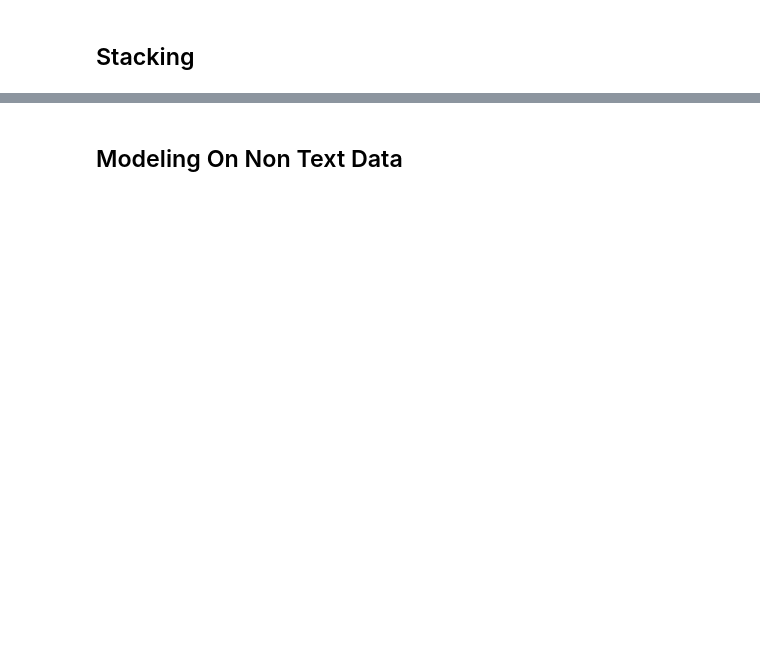
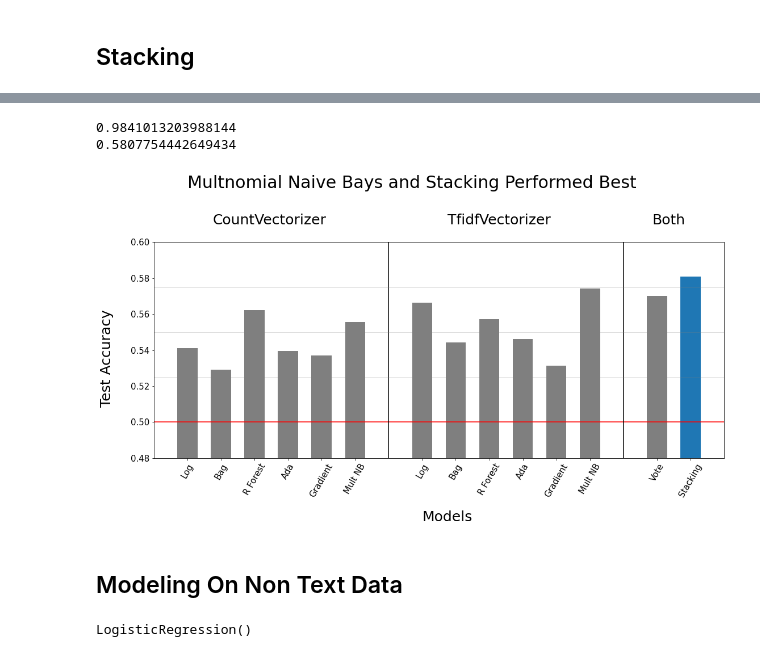
Before and after one commit to jguo052/NLP-Subreddit-Classification, a Jupyter notebook: 03_modeling.ipynb, the cells around one changed output, grey strips where cells are left out. Drawn from its saved outputs; the diff is of its cells as text; code cells hidden in the pictures; blank space fills up the shorter version.

```diff
--- a/03_modeling.ipynb
+++ b/03_modeling.ipynb
@@ -504,11 +506,11 @@ pipe_names = ['logc', 'bagc', 'rfc', 'adac', 'gbc', 'nbc',
              'logt', 'bagt', 'rft', 'adat', 'gbt', 'nbt']
 
 # pipes for VotingClassifier
-pipes = [log_cvec_pipe, bag_cvec_pipe, rf_cvec_pipe, ada_cvec_pip, gb_cvec_pipe, nb_cvec_pipe,
-         log_tvec_pipe, bag_tvec_pipe, rf_tvec_pipe, ada_tvec_pip, gb_tvec_pipe, tb_cvec_pipe]
+pipes = [log_cvec_pipe, bag_cvec_pipe, rf_cvec_pipe, ada_cvec_pipe, gb_cvec_pipe, nb_cvec_pipe,
+         log_tvec_pipe, bag_tvec_pipe, rf_tvec_pipe, ada_tvec_pipe, gb_tvec_pipe, nb_tvec_pipe]
 
 # pregridsearched models with hyperparameters tuned
-tuned_models = [log__cvec_gs, bag_cvec_gs, rf_cvec_gs, ada_cvec_gs, gb_cvec_gs, nb_cvec_gs,
+tuned_models = [log_cvec_gs, bag_cvec_gs, rf_cvec_gs, ada_cvec_gs, gb_cvec_gs, nb_cvec_gs,
                 log_tvec_gs, bag_tvec_gs, rf_tvec_gs, ada_tvec_gs, gb_tvec_gs, nb_tvec_gs]
 # %%
 # aliases and pipes for voting classifers
@@ -544,6 +602,71 @@ stack.fit(X_train, y_train)
 # %%
 print(stack.score(X_train, y_train))
 print(stack.score(X_test, y_test))
+# %% [output]
+0.9841013203988144
+0.5807754442649434
+# %%
+# summative bar chart on model performances
+model_names = ['Log', 'Bag', 'R Forest', 'Ada', 'Gradient', 'Mult NB', 'Vote', 'Stacking']
+
+# tune models are log, bag, rf, ada, grad boost, naive bayes
+# first six models with countvectorizer, then with tfidfvectorizer
+all_models = tuned_models + [vote_gs, stack]
+
+# accuracy scores for each classification model
+model_scores = [model.score(X_test, y_test) for model in all_models]
+# %%
+plt.figure(figsize = (18,7))
+
+# plot title
+plt.text(s = 'Multnomial Naive Bays and Stacking Performed Best', size = 30, x = 1, y = 0.63)
+
+# generate x position of bars and
+# create model names as x labels for bars
+x_vals = list(range(1,7)) + list(range(8,14)) + [15,16]
+x_labels = 2*model_names[:6] + model_names[-2:]
+plt.xticks(x_vals, labels = x_labels, rotation = 60, size = 15)
+plt.yticks(size = 15)
+
+# plot the bars
+plt.bar(x_vals, model_scores, width = 0.6, color = 'tab:grey')
+
+# shape axes and create axes labels
+plt.xlim([0,17])
+plt.ylim([0.48,0.6])
+plt.text(s = 'Models', size = 25, x= 8, y = 0.445)
+plt.text(s = 'Test Accuracy', size = 25, rotation = 90, x = -1.6, y = 0.51);
+
+# baseline accuracy
+plt.axhline(0.5, color = 'red')
+
+# plot subdivisions
+plt.axvline(7, color = 'black')
+plt.axvline(14, color = 'black')
+
+# subdivision titles
+plt.text(s = 'CountVectorizer', size = 25, x= 1.75, y = 0.61)
+plt.text(s = 'TfidfVectorizer', size = 25, x= 8.75, y = 0.61)
+plt.text(s = 'Both', size = 25, x= 14.85, y = 0.61)
+
+
+# highlight production model
+plt.bar(16, model_scores[-1], width = 0.6, color = 'tab:blue')
+
+# highlight runneru-ups
+#runner_ups = [model_scores[i] for i in [2,6,11,12]]
+#plt.bar([3,8,13,15], runner_ups, width = 0.6, color = 'tab:blue', alpha = 0.3)
+
+
+# grid
+plt.axhline(0.525, color = 'gray', alpha = 0.5, linewidth = 0.5)
+plt.axhline(0.55, color = 'gray', alpha = 0.5, linewidth = 0.5)
+plt.axhline(0.575, color = 'gray', alpha = 0.5, linewidth = 0.5);
+
+#plt.tight_layout()
+plt.savefig('images/iteration_scores.png');
+# %% [output]
+[figure, added]
 # %% [markdown]
 ## Modeling On Non Text Data
 # %%
@@ -555,3 +678,5 @@ X_train_nt, X_test_nt, y_train_nt, y_test_nt = train_test_split(X, y, random_sta
 # %%
 lr = LogisticRegression()
-lr.fit(X_train_2, y_train_2)
+lr.fit(X_train_nt, y_train_nt)
+# %% [output]
+LogisticRegression()
```
Also changed, not shown: parts of 20 cells of this notebook, 3 other files.
